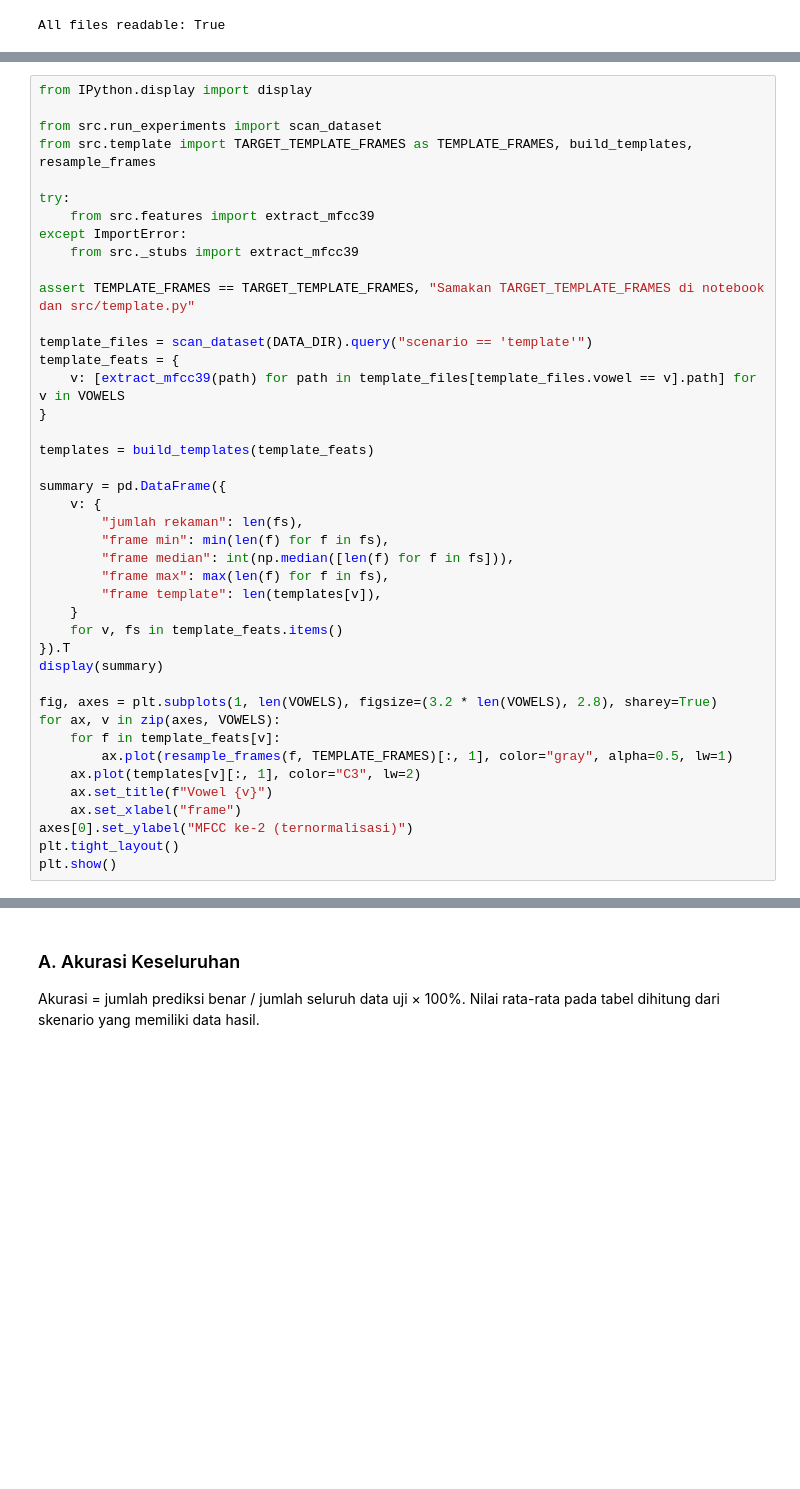
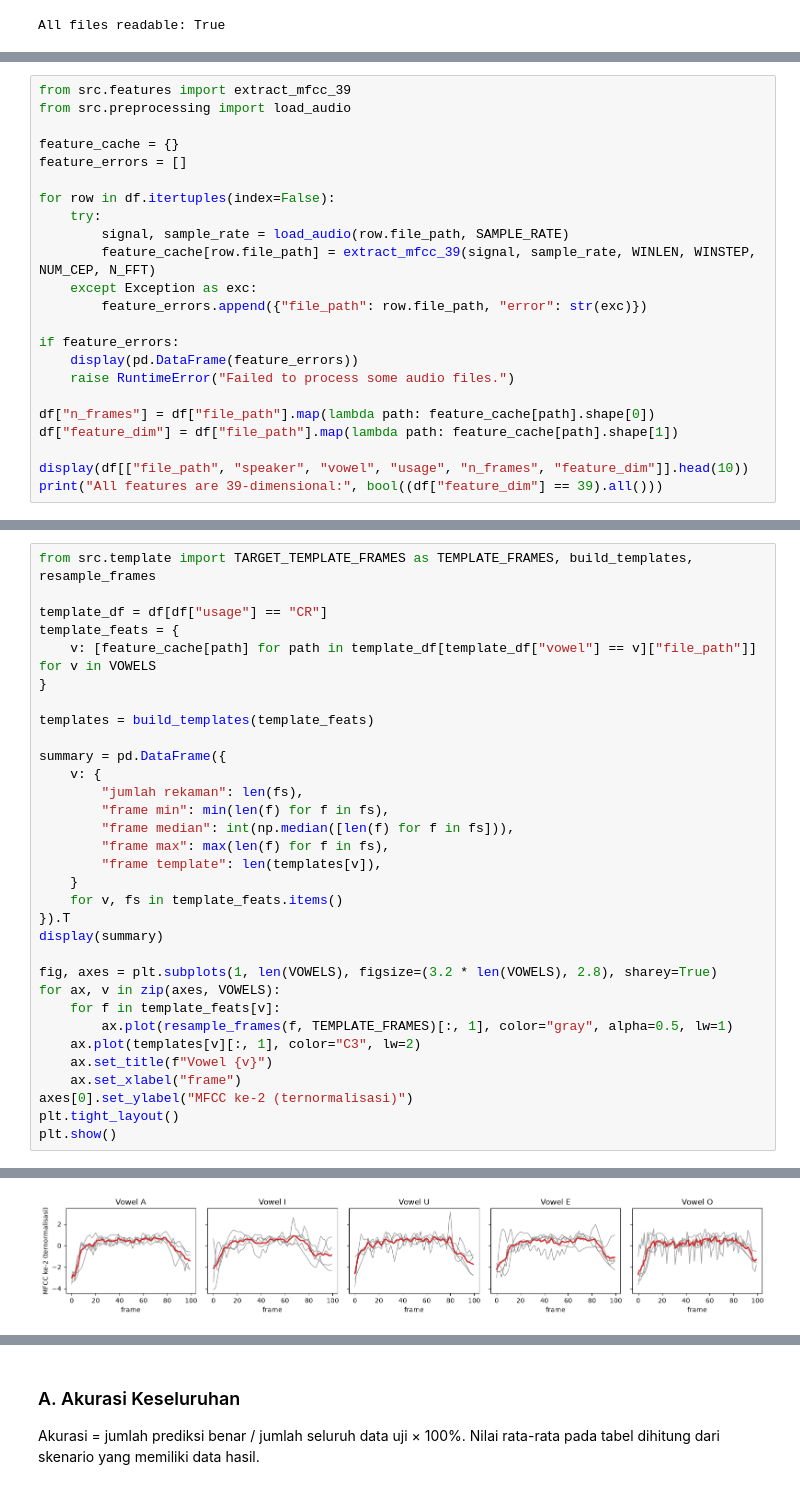
Before and after one commit to naomirisaka/Pengenalan_Vowel_Bahasa_Indonesia, a Jupyter notebook: main.ipynb, the cells around one changed output, grey strips where cells are left out. Saved outputs shown, nothing was run; the diff lists cells and outputs as text; blank space fills up the shorter version.

```diff
--- a/main.ipynb
+++ b/main.ipynb
@@ -189,0 +190,23 @@ All files readable: True
+# %%
+from src.features import extract_mfcc_39
+from src.preprocessing import load_audio
+
+feature_cache = {}
+feature_errors = []
+
+for row in df.itertuples(index=False):
+    try:
+        signal, sample_rate = load_audio(row.file_path, SAMPLE_RATE)
+        feature_cache[row.file_path] = extract_mfcc_39(signal, sample_rate, WINLEN, WINSTEP, NUM_CEP, N_FFT)
+    except Exception as exc:
+        feature_errors.append({"file_path": row.file_path, "error": str(exc)})
+
+if feature_errors:
+    display(pd.DataFrame(feature_errors))
+    raise RuntimeError("Failed to process some audio files.")
+
+df["n_frames"] = df["file_path"].map(lambda path: feature_cache[path].shape[0])
+df["feature_dim"] = df["file_path"].map(lambda path: feature_cache[path].shape[1])
+
+display(df[["file_path", "speaker", "vowel", "usage", "n_frames", "feature_dim"]].head(10))
+print("All features are 39-dimensional:", bool((df["feature_dim"] == 39).all()))
@@ -196,21 +277,11 @@ Plot waveform dan jumlah frame fitur untuk memeriksa bahwa proses loading serta
 
 Urutan fitur dari setiap speaker dapat memiliki jumlah frame berbeda sehingga perlu dibuat averaged template. Template setiap vowel dibangun hanya dari file pada folder `template`.
 # %%
-from IPython.display import display
-
-from src.run_experiments import scan_dataset
 from src.template import TARGET_TEMPLATE_FRAMES as TEMPLATE_FRAMES, build_templates, resample_frames
 
-try:
-    from src.features import extract_mfcc39
-except ImportError:
-    from src._stubs import extract_mfcc39
-
-assert TEMPLATE_FRAMES == TARGET_TEMPLATE_FRAMES, "Samakan TARGET_TEMPLATE_FRAMES di notebook dan src/template.py"
-
-template_files = scan_dataset(DATA_DIR).query("scenario == 'template'")
+template_df = df[df["usage"] == "CR"]
 template_feats = {
-    v: [extract_mfcc39(path) for path in template_files[template_files.vowel == v].path] for v in VOWELS
+    v: [feature_cache[path] for path in template_df[template_df["vowel"] == v]["file_path"]] for v in VOWELS
 }
 
 templates = build_templates(template_feats)
@@ -237,3 +308,4 @@ for ax, v in zip(axes, VOWELS):
 axes[0].set_ylabel("MFCC ke-2 (ternormalisasi)")
 plt.tight_layout()
 plt.show()
+# %% [output]
@@ -240 +318,2 @@ plt.show()
+[figure, added]
 # %% [markdown]
```
Also changed, not shown: parts of 23 cells of this notebook.
